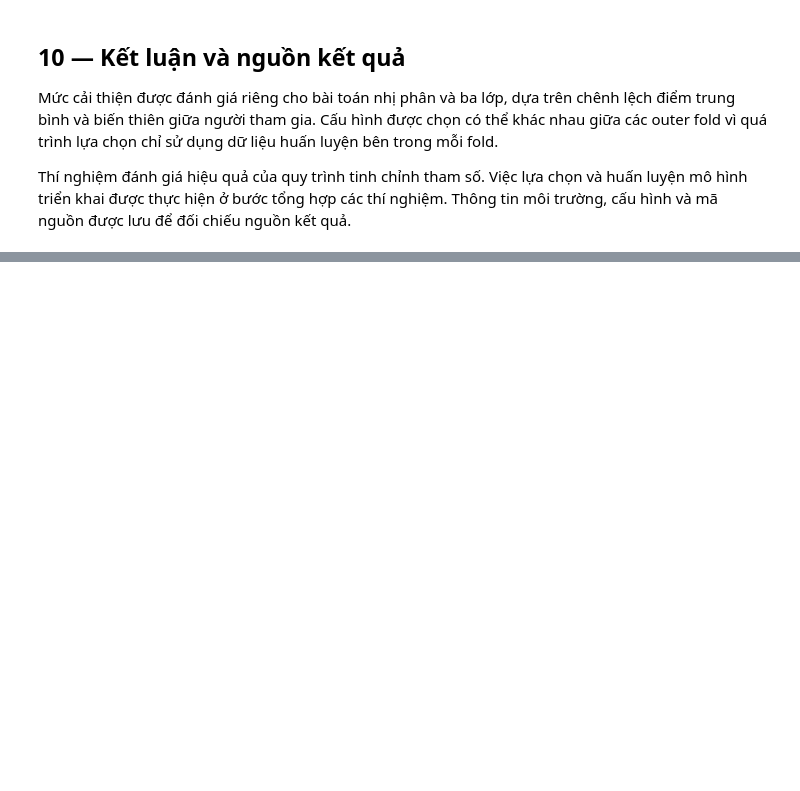
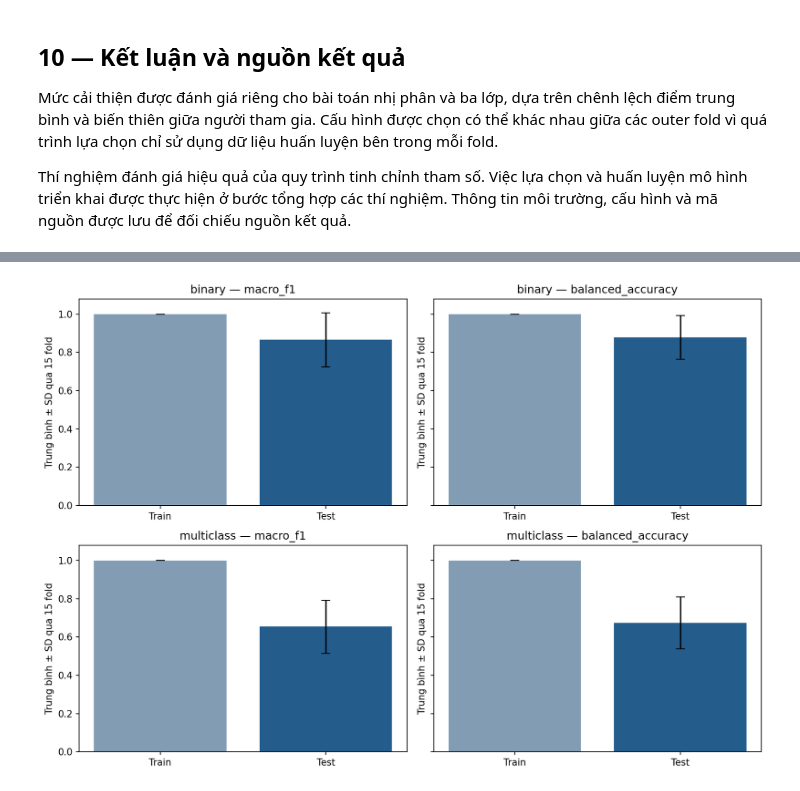
Before and after one commit to thaitran14072006/SGU26_Group09_Machine_Learning, a Jupyter notebook: wesad-stress-detection/notebooks/experiments/Mai_EXP-009_RF_tuning.ipynb, the cells around one changed output, grey strips where cells are left out. Saved outputs shown, nothing was run; the diff lists cells and outputs as text; code cells hidden in the pictures; blank space fills up the shorter version.

```diff
--- a/wesad-stress-detection/notebooks/experiments/Mai_EXP-009_RF_tuning.ipynb
+++ b/wesad-stress-detection/notebooks/experiments/Mai_EXP-009_RF_tuning.ipynb
@@ -101,7 +153,7 @@ Quá trình huấn luyện sử dụng runner dùng chung với cấu hình đã
 
 Checkpoint huấn luyện được lưu tại `outputs/exp009_rf_mai_20261120/`. Bảng phân tích chi tiết được lưu tại `outputs/exp009_rf_mai_20261120_report/`. Hồ sơ EXP-009 giữ cấu hình, bảng kết quả, bảng so sánh EXP-005 và thư mục hình, theo cách tổ chức của EXP-005. Script tổng hợp tạo bảng điểm, dự đoán và các bảng đối chiếu phục vụ phân tích. Môi trường huấn luyện sử dụng Python 3.12.14 trong `.venv-g1`.
 # %%
-RUN_TRAIN = True
+RUN_TRAIN = False
 train_python = repo / '.venv-g1/Scripts/python.exe'
 train_command = [str(train_python), '-X', 'utf8', 'scripts/run_exp009_rf.py', '--config',
                  str(experiment / 'config.yaml'), '--resume']
@@ -286,0 +442,39 @@ shutil.copytree(figures, package / 'figures', dirs_exist_ok=True)
+# %%
+from pathlib import Path
+import json, subprocess
+import numpy as np
+import pandas as pd
+import matplotlib.pyplot as plt
+from IPython.display import display
+here_tt = Path.cwd()
+repo_tt = next(p for p in (here_tt, *here_tt.parents) if (p / 'src/wesad/evaluation.py').is_file())
+package_tt = repo_tt / 'experiments/02_tuning/EXP-009_RF'
+RECOMPUTE_TRAIN_TEST = False
+if RECOMPUTE_TRAIN_TEST:
+    subprocess.run([str(repo_tt / '.venv-g1/Scripts/python.exe'), '-X', 'utf8', str(package_tt / 'measure_train_test.py')], cwd=repo_tt, check=True)
+check_tt = json.loads((package_tt / 'train_test_verification.json').read_text(encoding='utf-8'))
+assert check_tt['status'] == 'passed' and check_tt['n_folds'] == 30
+assert check_tt['matched_test_predictions'] == 12378
+scores_tt = pd.read_csv(package_tt / 'train_test_selected_folds.csv')
+assert len(scores_tt) == 30 and not scores_tt.duplicated(['task', 'subject_id']).any()
+original_tt = pd.read_csv(package_tt / 'results.csv')
+paired_tt = scores_tt.merge(original_tt, on=['task', 'subject_id'], validate='one_to_one')
+assert len(paired_tt) == 30
+for metric in ['macro_f1', 'balanced_accuracy']:
+    assert np.allclose(paired_tt[f'test_{metric}'], paired_tt[metric], atol=1e-12, rtol=0)
+columns_tt = [f'{split}_{metric}' for metric in ['macro_f1', 'balanced_accuracy'] for split in ['train', 'test', 'gap']]
+summary_tt = scores_tt.groupby('task')[columns_tt].agg(['mean', 'std'])
+display(summary_tt.round(4))
+fig_tt, axes_tt = plt.subplots(2, 2, figsize=(11, 7.5), sharey=True)
+for row, task in enumerate(['binary', 'multiclass']):
+    part = scores_tt.loc[scores_tt.task.eq(task)]
+    for col, metric in enumerate(['macro_f1', 'balanced_accuracy']):
+        fields = [f'train_{metric}', f'test_{metric}']
+        axes_tt[row, col].bar(['Train', 'Test'], part[fields].mean(), yerr=part[fields].std(ddof=1), color=['#829CB3', '#245C8C'], capsize=5)
+        axes_tt[row, col].set_title(f'{task} — {metric}')
+        axes_tt[row, col].set_ylim(0, 1.08)
+        axes_tt[row, col].set_ylabel('Trung bình ± SD qua 15 fold')
+fig_tt.tight_layout()
+fig_tt.savefig(package_tt / 'figures/tuned_train_vs_test.png', dpi=150, bbox_inches='tight')
+plt.show()
+# %% [output]
@@ -286,0 +486 @@ shutil.copytree(figures, package / 'figures', dirs_exist_ok=True)
+[figure, added]
```
Also changed, not shown: parts of 20 cells of this notebook, 24 other files.
